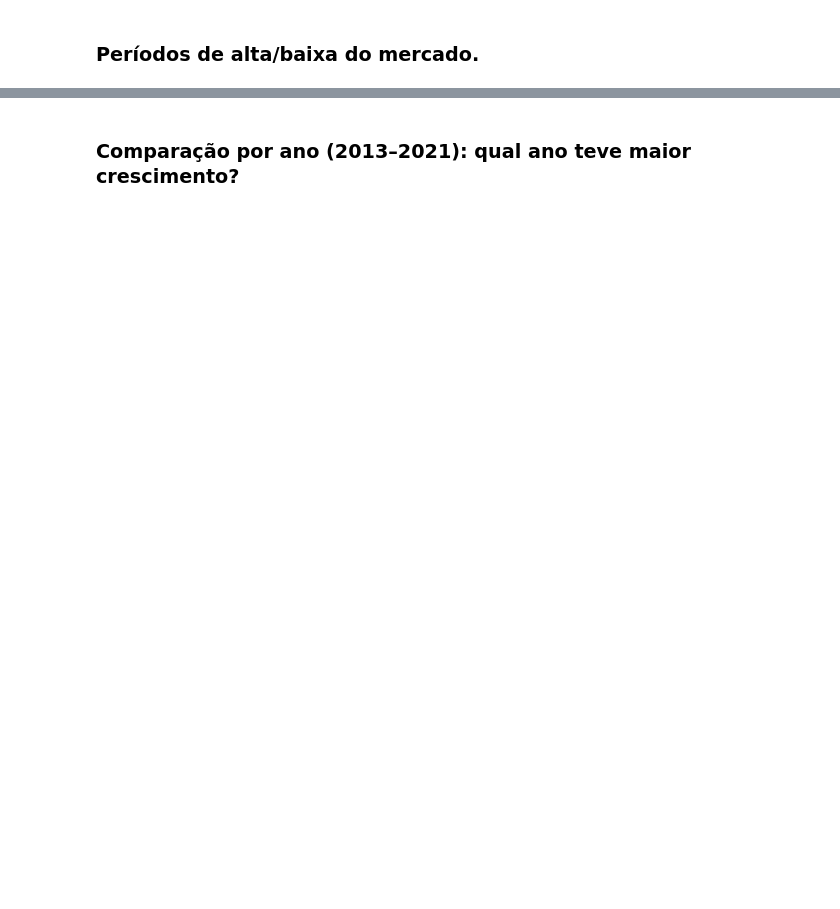
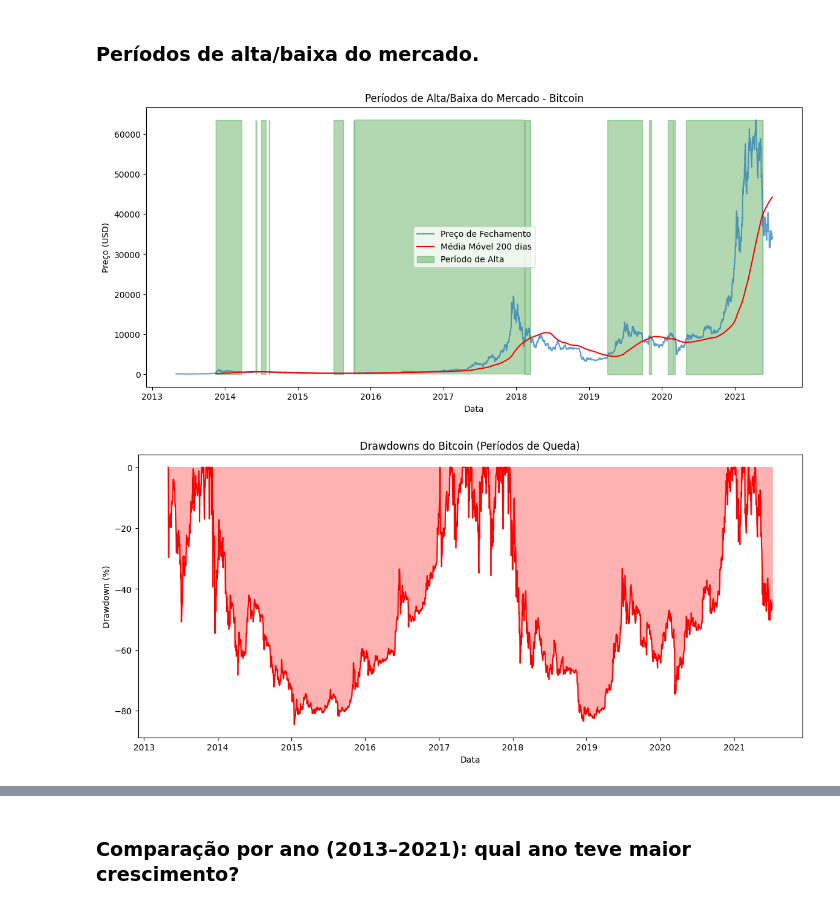
Before and after one commit to kiovaz/crypto-dashboard-eda, a Jupyter notebook: notebooks/notebook.ipynb, the cells around one changed output, grey strips where cells are left out. Cells and saved outputs as stored; diff of their text form; code cells hidden in the pictures; blank space fills up the shorter version.

```diff
--- a/notebooks/notebook.ipynb
+++ b/notebooks/notebook.ipynb
@@ -84,2 +151,48 @@ df
 # %% [markdown]
 ### Períodos de alta/baixa do mercado.
+# %%
+# Selecionar apenas dados do Bitcoin
+btc = df[df['Symbol'] == 'BTC'].copy()
+
+# CORREÇÃO: Usar apenas anos completos (2013-2020) para análises justas
+print("=== CORREÇÃO DE DADOS ===")
+print(f"Dataset original: {btc['Date'].min()} a {btc['Date'].max()}")
+print(f"2021 tem apenas {len(btc[btc['Year'] == 2021])} dias (incompleto)")
+
+# Criar dataset com anos completos para análises
+btc_completo = btc[btc['Year'] <= 2020].copy()
+print(f"Dataset corrigido: {btc_completo['Date'].min()} a {btc_completo['Date'].max()}")
+print(f"Usando {len(btc_completo)} registros de anos completos")
+
+# Calcular média móvel de 200 dias para identificar tendências
+btc['MA200'] = btc['Close'].rolling(200).mean()
+
+# Criar coluna para identificar se está acima ou abaixo da média móvel
+btc['Trend'] = btc['Close'] > btc['MA200']
+
+# Plotar preço com média móvel
+fig, ax = plt.subplots(figsize=(14, 6))
+ax.plot(btc['Date'], btc['Close'], label='Preço de Fechamento', alpha=0.7)
+ax.plot(btc['Date'], btc['MA200'], label='Média Móvel 200 dias', color='red')
+ax.fill_between(btc['Date'], btc['Close'].min(), btc['Close'].max(),
+                where=btc['Trend'], alpha=0.3, color='green', label='Período de Alta')
+ax.set_xlabel('Data')
+ax.set_ylabel('Preço (USD)')
+ax.set_title('Períodos de Alta/Baixa do Mercado - Bitcoin')
+ax.legend()
+plt.show()
+
+# Calcular drawdown (queda do pico)
+btc['Peak'] = btc['Close'].cummax()
+btc['Drawdown'] = (btc['Close'] - btc['Peak']) / btc['Peak'] * 100
+
+fig, ax = plt.subplots(figsize=(14, 6))
+ax.fill_between(btc['Date'], btc['Drawdown'], 0, alpha=0.3, color='red')
+ax.plot(btc['Date'], btc['Drawdown'], color='red')
+ax.set_xlabel('Data')
+ax.set_ylabel('Drawdown (%)')
+ax.set_title('Drawdowns do Bitcoin (Períodos de Queda)')
+plt.show()
+# %% [output]
+[figure, added]
+[figure, added]
```
Also changed, not shown: parts of 24 cells of this notebook, 2 other files.
